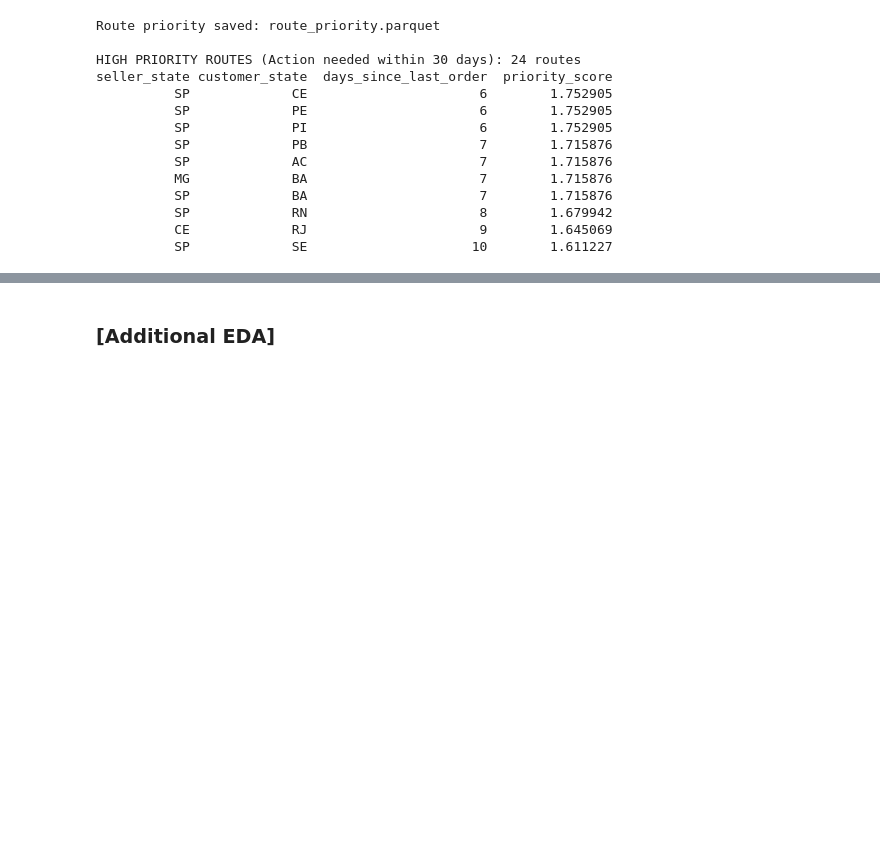
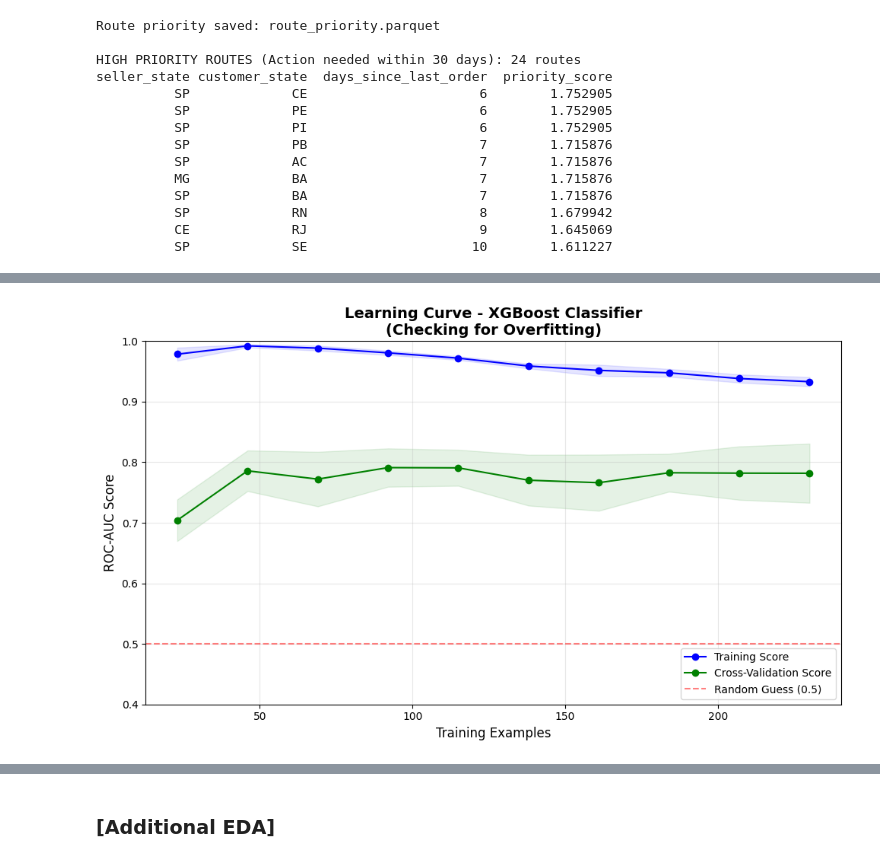
Before and after one commit to Afrodithena/kinaya_project_analysis, a Jupyter notebook: olist_logistic_engine/End_to_End_Logistic_Network_Intelligence_Geospatial_Warehouse_Optimization.ipynb, the cells around one changed output, grey strips where cells are left out. Drawn from its saved outputs; the diff is of its cells as text; code cells hidden in the pictures; blank space fills up the shorter version.

Commit message:
Final complete project: route analysis, XGBoost model, DBSCAN clustering, what-if simulation, cost benefit analysis, time decay weighting, and A/B testing framework

```diff
--- a/olist_logistic_engine/End_to_End_Logistic_Network_Intelligence_Geospatial_Warehouse_Optimization.ipynb
+++ b/olist_logistic_engine/End_to_End_Logistic_Network_Intelligence_Geospatial_Warehouse_Optimization.ipynb
@@ -3688,0 +4009,84 @@ seller_state customer_state  days_since_last_order  priority_score
+# %%
+# ============================================
+# MODEL EVALUATION - Learning Curve (Check for Overfitting)
+# ============================================
+import numpy as np
+import matplotlib.pyplot as plt
+from sklearn.model_selection import learning_curve
+from sklearn.metrics import roc_auc_score
+
+# Make sure your X_train, y_train, and xgb_model are defined
+# If not, run your XGBoost model first
+
+# Calculate learning curves
+train_sizes, train_scores, test_scores = learning_curve(
+    xgb_model,
+    X_train,
+    y_train,
+    cv=5,                           # 5-fold cross validation
+    train_sizes=np.linspace(0.1, 1.0, 10),  # 10 points from 10% to 100% of data
+    scoring='roc_auc',              # Use ROC-AUC as scoring metric
+    n_jobs=-1,                      # Use all CPU cores
+    random_state=42
+)
+
+# Calculate mean and standard deviation
+train_mean = train_scores.mean(axis=1)
+train_std = train_scores.std(axis=1)
+test_mean = test_scores.mean(axis=1)
+test_std = test_scores.std(axis=1)
+
+# Plot learning curve
+plt.figure(figsize=(10, 6))
+
+# Training score (with shaded std deviation)
+plt.plot(train_sizes, train_mean, 'o-', color='blue', label='Training Score')
+plt.fill_between(train_sizes, train_mean - train_std, train_mean + train_std,
+                 alpha=0.1, color='blue')
+
+# Cross-validation score (with shaded std deviation)
+plt.plot(train_sizes, test_mean, 'o-', color='green', label='Cross-Validation Score')
+plt.fill_between(train_sizes, test_mean - test_std, test_mean + test_std,
+                 alpha=0.1, color='green')
+
+# Add reference line at y=0.5 (random guessing)
+plt.axhline(y=0.5, color='red', linestyle='--', alpha=0.5, label='Random Guess (0.5)')
+
+plt.xlabel('Training Examples', fontsize=12)
+plt.ylabel('ROC-AUC Score', fontsize=12)
+plt.title('Learning Curve - XGBoost Classifier\n(Checking for Overfitting)', fontsize=14, fontweight='bold')
+plt.legend(loc='lower right')
+plt.grid(True, alpha=0.3)
+plt.ylim([0.4, 1.0])
+
+plt.tight_layout()
+plt.show()
+
+# Interpretation
+print("=" * 60)
+print("LEARNING CURVE INTERPRETATION")
+print("=" * 60)
+
+final_train_score = train_mean[-1]
+final_cv_score = test_mean[-1]
+gap = final_train_score - final_cv_score
+
+print(f"Final Training Score: {final_train_score:.3f}")
+print(f"Final CV Score: {final_cv_score:.3f}")
+print(f"Gap (Train - CV): {gap:.3f}")
+
+print("\nInterpretation:")
+if gap < 0.05:
+    print("LOW GAP (<0.05) → Model is NOT overfitting. Good generalization!")
+elif gap < 0.10:
+    print("MODERATE GAP (0.05-0.10) → Slight overfitting possible. Consider regularization.")
+else:
+    print("HIGH GAP (>0.10) → Model is overfitting! Increase regularization or reduce model complexity.")
+
+# Check if both curves are converging
+if test_mean[-1] > test_mean[0] * 1.1:
+    print("Learning curves are converging → More data would improve performance.")
+else:
+    print("Curves are flat → Model may have reached maximum performance with current features.")
+# %% [output]
+[figure, added]
```
Also changed, not shown: parts of 48 cells of this notebook, 1 other file.
